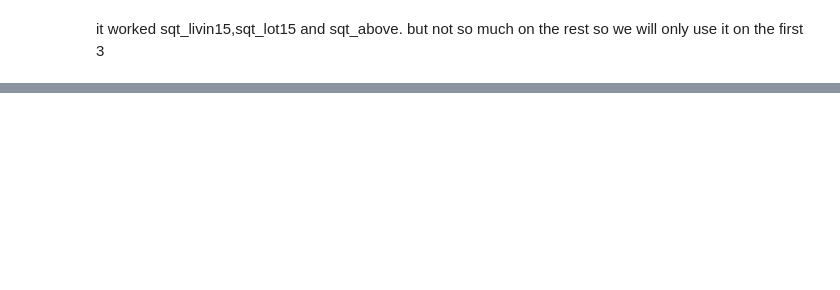
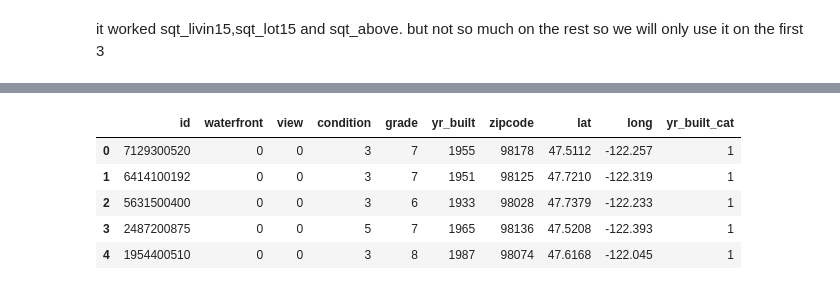
Before and after one commit to dubem12/final_project, a Jupyter notebook: notebooks/data transformation.ipynb, the cells around one changed output, grey strips where cells are left out. Cells and saved outputs as stored; diff of their text form; code cells hidden in the pictures; blank space fills up the shorter version.

```diff
--- a/notebooks/data transformation.ipynb
+++ b/notebooks/data transformation.ipynb
@@ -111,0 +149,4 @@ so we will only use it on the first 3
+# %%
+#load categorical data
+cat4 = pd.read_csv('../data/raw/categorical.csv')
+target4 = pd.read_csv('../data/cleaned/target.csv')
@@ -111,0 +197,3 @@ so we will only use it on the first 3
+# %%
+#majority of data is 0, so we will drop the column, so we will drop the column
+cat4.drop(columns=['yr_renovated'], inplace=True)
@@ -111,0 +210,22 @@ so we will only use it on the first 3
+# %%
+#apply a function to itinerate through two column and add a new column  with 1 if house was built before 1995, 2 if between 1995-2011, 3 if after 2011
+def categorize_year(year):
+    if year < 1995:
+        return 1
+    elif 1995 <= year <= 2011:
+        return 2
+    else:
+        return 3
+# %%
+#apply function to column
+cat4['yr_built_cat'] = cat4['yr_built'].apply(categorize_year)
+# %%
+#check if it worked
+cat4.head()
+# %% [output]
+|  | id | waterfront | view | condition | grade | yr_built | zipcode | lat | long | yr_built_cat |
+| 0 | 7129300520 | 0 | 0 | 3 | 7 | 1955 | 98178 | 47.5112 | -122.257 | 1 |
+| 1 | 6414100192 | 0 | 0 | 3 | 7 | 1951 | 98125 | 47.7210 | -122.319 | 1 |
+| 2 | 5631500400 | 0 | 0 | 3 | 6 | 1933 | 98028 | 47.7379 | -122.233 | 1 |
+| 3 | 2487200875 | 0 | 0 | 5 | 7 | 1965 | 98136 | 47.5208 | -122.393 | 1 |
+| 4 | 1954400510 | 0 | 0 | 3 | 8 | 1987 | 98074 | 47.6168 | -122.045 | 1 |
```
Also changed, not shown: parts of 24 cells of this notebook, 4 other files.
